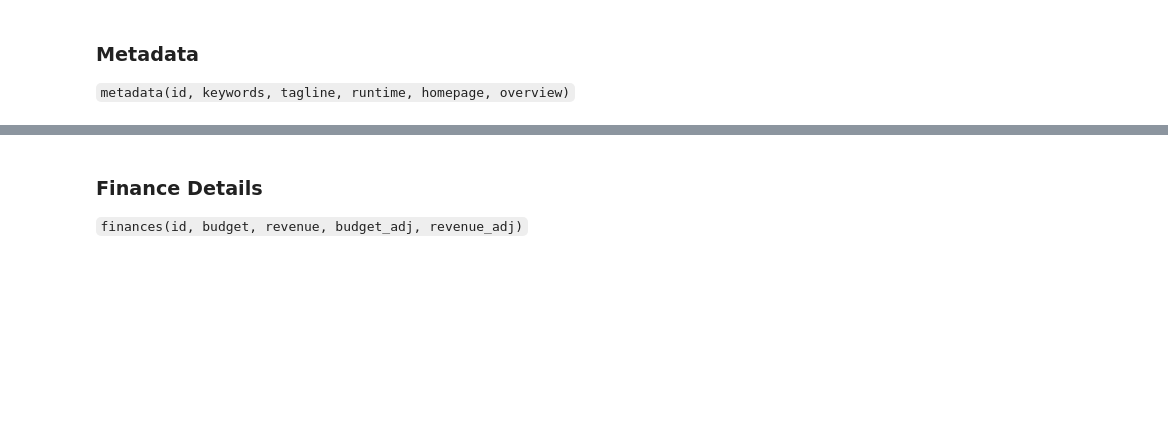
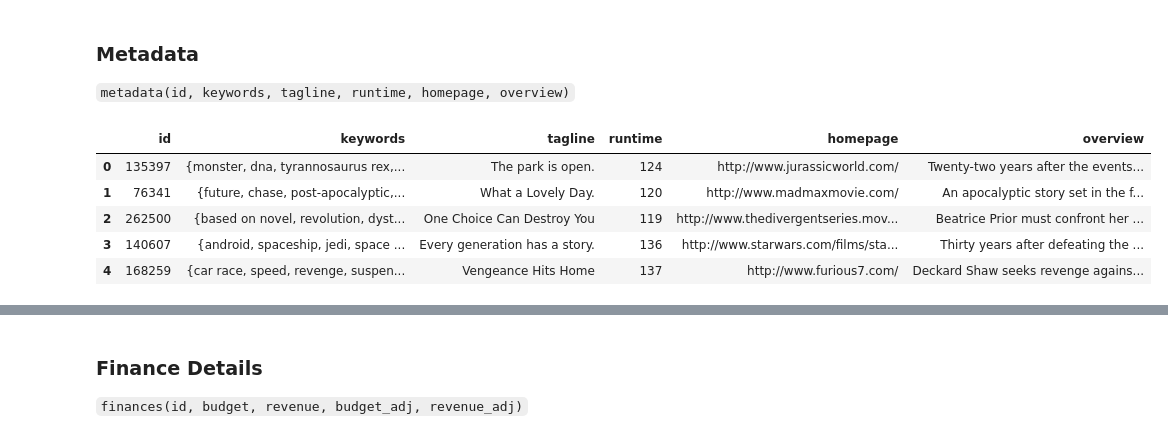
Before and after one commit to gowthamgeddam/DE_Project, a Jupyter notebook: python_files/preprocessing.ipynb, the cells around one changed output, grey strips where cells are left out. Drawn from its saved outputs; the diff is of its cells as text; code cells hidden in the pictures; blank space fills up the shorter version.

Commit message:
metadata processing done

```diff
--- a/python_files/preprocessing.ipynb
+++ b/python_files/preprocessing.ipynb
@@ -192,3 +192,16 @@ file1.close()
 # %% [markdown]
 ### Metadata
 `metadata(id, keywords, tagline, runtime, homepage, overview)`
+# %%
+metadata_df = df.copy(deep=True)
+metadata = metadata_df[['id', 'keywords', 'tagline', 'runtime', 'homepage', 'overview']]
+metadata.loc[:, 'keywords'] = metadata.keywords.apply(lambda name: str(name).replace('|', ', '))
+metadata.loc[:, 'keywords'] = metadata.keywords.apply(lambda name: "{"+name+"}") #since keywords is charvar list
+metadata.head()
+# %% [output]
+|  | id | keywords | tagline | runtime | homepage | overview |
+| 0 | 135397 | {monster, dna, tyrannosaurus rex,... | The park is open. | 124 | http://www.jurassicworld.com/ | Twenty-two years after the events... |
+| 1 | 76341 | {future, chase, post-apocalyptic,... | What a Lovely Day. | 120 | http://www.madmaxmovie.com/ | An apocalyptic story set in the f... |
+| 2 | 262500 | {based on novel, revolution, dyst... | One Choice Can Destroy You | 119 | http://www.thedivergentseries.mov... | Beatrice Prior must confront her ... |
+| 3 | 140607 | {android, spaceship, jedi, space ... | Every generation has a story. | 136 | http://www.starwars.com/films/sta... | Thirty years after defeating the ... |
+| 4 | 168259 | {car race, speed, revenge, suspen... | Vengeance Hits Home | 137 | http://www.furious7.com/ | Deckard Shaw seeks revenge agains... |
```
Also changed, not shown: parts of 2 cells of this notebook, 1 other file.
